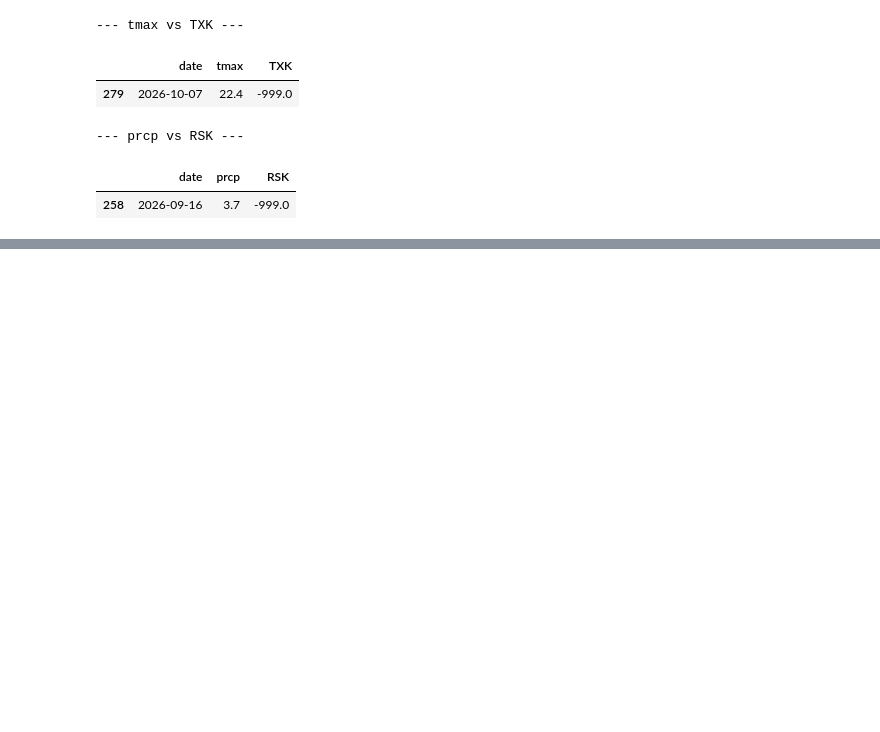
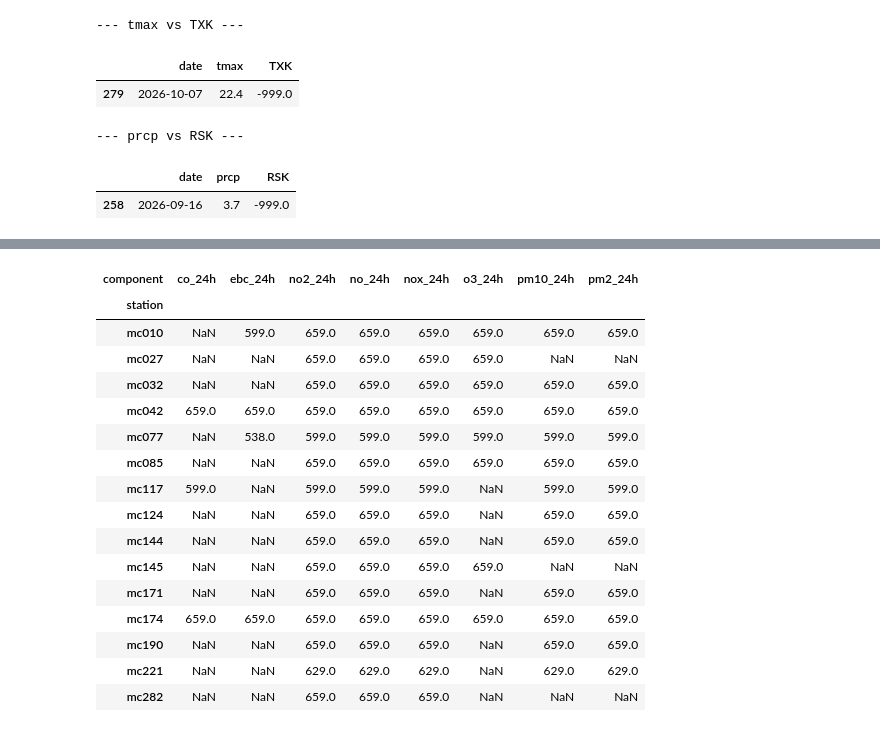
Before and after one commit to lodimarcello/Capstone_project_Lorenzo, a Jupyter notebook: datasets_merging.ipynb, the cells around one changed output, grey strips where cells are left out. Drawn from its saved outputs; the diff is of its cells as text; code cells hidden in the pictures; blank space fills up the shorter version.

```diff
--- a/datasets_merging.ipynb
+++ b/datasets_merging.ipynb
@@ -987,0 +1484,25 @@ df_weather_combined.to_csv("berlin_weather_combined_all.csv", index=False)
+# %%
+# Collect unique components and periods from all files
+component_checks = []
+
+for file in csv_files:
+    df = pd.read_csv(file)
+
+    for component in sorted(df["component"].unique()):
+        component_checks.append({
+            "station": file.name.split("_")[0],
+            "component": component,
+            "rows": (df["component"] == component).sum(),
+            "missing_values": df.loc[
+                df["component"] == component, "value"
+            ].isna().sum(),
+            "periods": ", ".join(
+                sorted(df.loc[
+                    df["component"] == component, "period"
+                ].unique())
+            )
+        })
+
+df_component_checks = pd.DataFrame(component_checks)
+
+display(df_component_checks)
@@ -987,0 +1559,30 @@ df_weather_combined.to_csv("berlin_weather_combined_all.csv", index=False)
+# %%
+# Create a matrix of available components by station
+component_matrix = df_component_checks.pivot(
+    index="station",
+    columns="component",
+    values="rows"
+)
+
+# Sort stations and display the complete matrix
+component_matrix = component_matrix.sort_index()
+
+display(component_matrix)
+# %% [output]
+| component | co_24h | ebc_24h | no2_24h | no_24h | nox_24h | o3_24h | pm10_24h | pm2_24h |
+| station |  |  |  |  |  |  |  |  |
+| mc010 | NaN | 599.0 | 659.0 | 659.0 | 659.0 | 659.0 | 659.0 | 659.0 |
+| mc027 | NaN | NaN | 659.0 | 659.0 | 659.0 | 659.0 | NaN | NaN |
+| mc032 | NaN | NaN | 659.0 | 659.0 | 659.0 | 659.0 | 659.0 | 659.0 |
+| mc042 | 659.0 | 659.0 | 659.0 | 659.0 | 659.0 | 659.0 | 659.0 | 659.0 |
+| mc077 | NaN | 538.0 | 599.0 | 599.0 | 599.0 | 599.0 | 599.0 | 599.0 |
+| mc085 | NaN | NaN | 659.0 | 659.0 | 659.0 | 659.0 | 659.0 | 659.0 |
+| mc117 | 599.0 | NaN | 599.0 | 599.0 | 599.0 | NaN | 599.0 | 599.0 |
+| mc124 | NaN | NaN | 659.0 | 659.0 | 659.0 | NaN | 659.0 | 659.0 |
+| mc144 | NaN | NaN | 659.0 | 659.0 | 659.0 | NaN | 659.0 | 659.0 |
+| mc145 | NaN | NaN | 659.0 | 659.0 | 659.0 | 659.0 | NaN | NaN |
+| mc171 | NaN | NaN | 659.0 | 659.0 | 659.0 | NaN | 659.0 | 659.0 |
+| mc174 | 659.0 | 659.0 | 659.0 | 659.0 | 659.0 | 659.0 | 659.0 | 659.0 |
+| mc190 | NaN | NaN | 659.0 | 659.0 | 659.0 | NaN | 659.0 | 659.0 |
+| mc221 | NaN | NaN | 629.0 | 629.0 | 629.0 | NaN | 629.0 | 629.0 |
+| mc282 | NaN | NaN | 659.0 | 659.0 | 659.0 | NaN | NaN | NaN |
```
Also changed, not shown: parts of 77 cells of this notebook, 7 other files.
